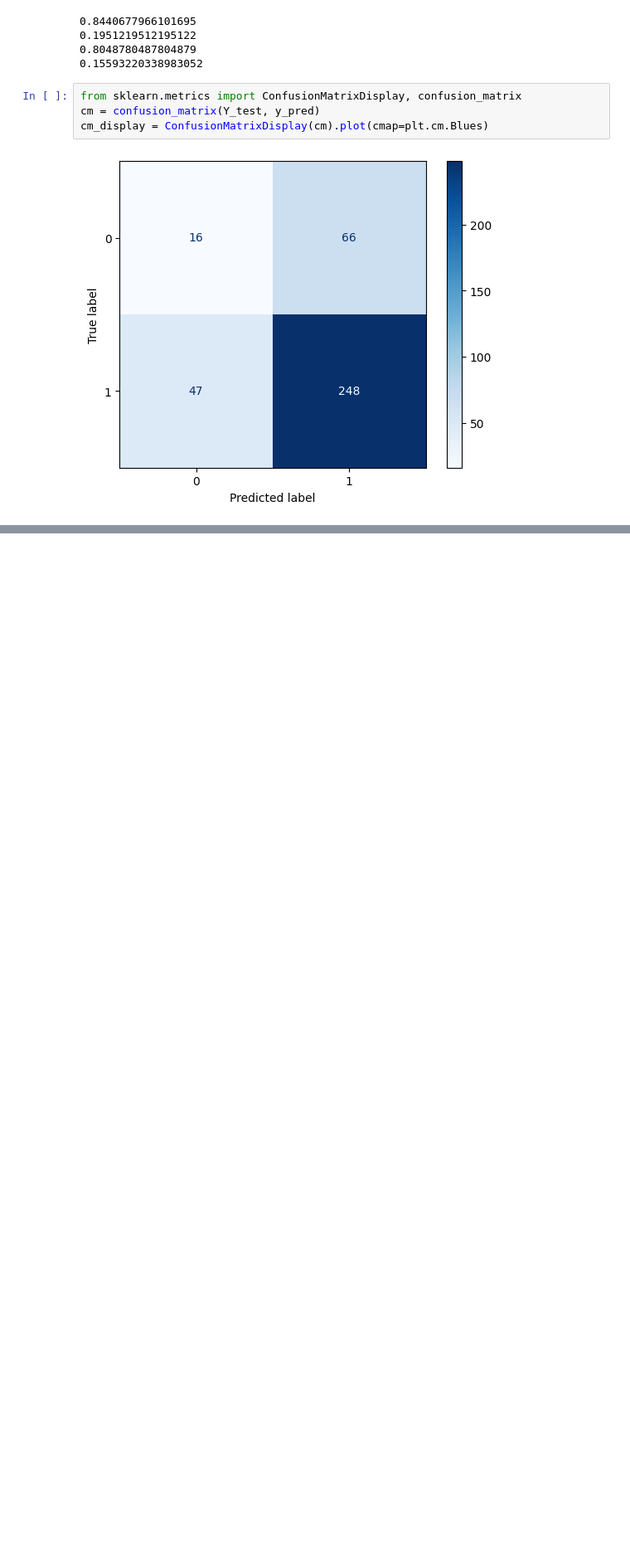
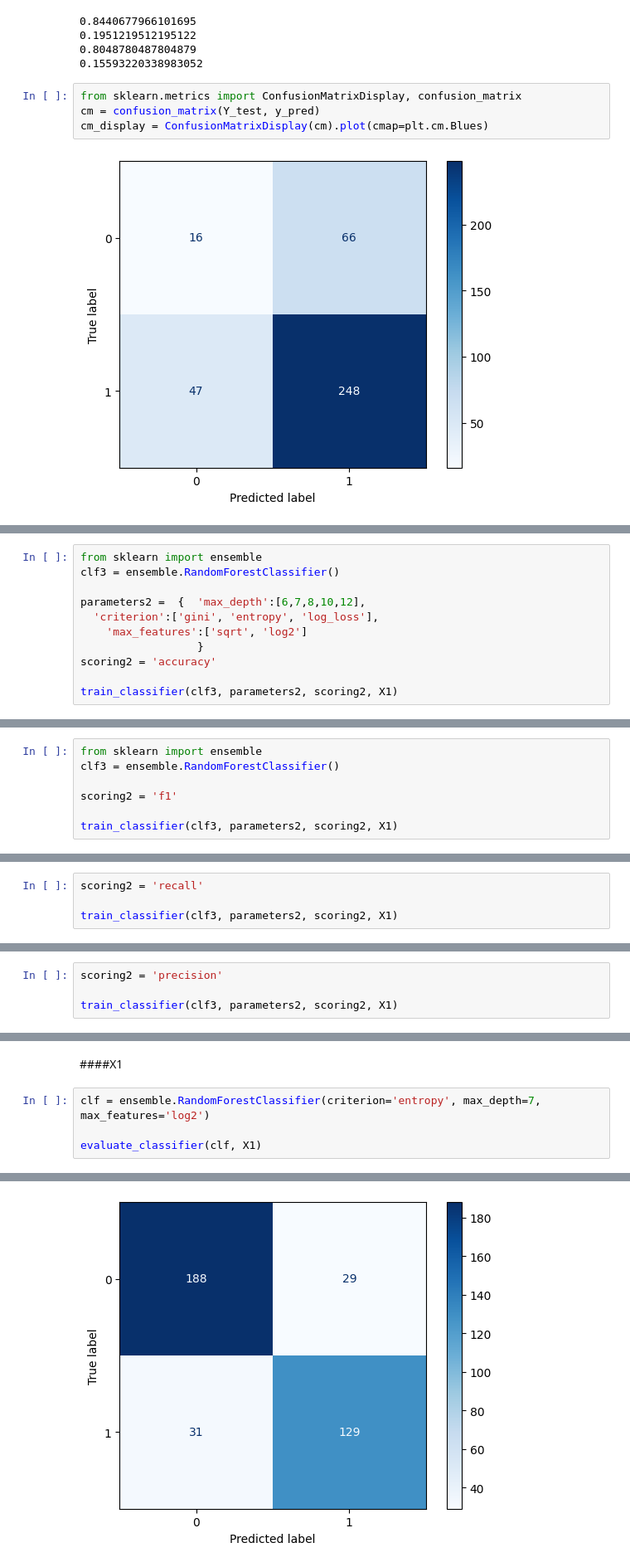
Before and after one commit to jadrzy/ProjectPythonForMachineLearning, a Jupyter notebook: notebooks/CreatingModel.ipynb, the cells around one changed output, grey strips where cells are left out. Shown at 83% size. Cells and saved outputs as stored; diff of their text form; blank space fills up the shorter version.

```diff
--- a/notebooks/CreatingModel.ipynb
+++ b/notebooks/CreatingModel.ipynb
@@ -640,0 +952,11 @@ cm_display = ConfusionMatrixDisplay(cm).plot(cmap=plt.cm.Blues)
+# %%
+from sklearn import ensemble
+clf3 = ensemble.RandomForestClassifier()
+
+parameters2 =  {  'max_depth':[6,7,8,10,12],
+  'criterion':['gini', 'entropy', 'log_loss'],
+    'max_features':['sqrt', 'log2']
+                  }
+scoring2 = 'accuracy'
+
+train_classifier(clf3, parameters2, scoring2, X1)
@@ -640,0 +983,7 @@ cm_display = ConfusionMatrixDisplay(cm).plot(cmap=plt.cm.Blues)
+# %%
+from sklearn import ensemble
+clf3 = ensemble.RandomForestClassifier()
+
+scoring2 = 'f1'
+
+train_classifier(clf3, parameters2, scoring2, X1)
@@ -640,0 +1010,4 @@ cm_display = ConfusionMatrixDisplay(cm).plot(cmap=plt.cm.Blues)
+# %%
+scoring2 = 'recall'
+
+train_classifier(clf3, parameters2, scoring2, X1)
@@ -640,0 +1034,4 @@ cm_display = ConfusionMatrixDisplay(cm).plot(cmap=plt.cm.Blues)
+# %%
+scoring2 = 'precision'
+
+train_classifier(clf3, parameters2, scoring2, X1)
@@ -640,0 +1058,7 @@ cm_display = ConfusionMatrixDisplay(cm).plot(cmap=plt.cm.Blues)
+# %% [markdown]
+####X1
+# %%
+clf = ensemble.RandomForestClassifier(criterion='entropy', max_depth=7, max_features='log2')
+
+evaluate_classifier(clf, X1)
+# %% [output]
@@ -640,0 +1073 @@ cm_display = ConfusionMatrixDisplay(cm).plot(cmap=plt.cm.Blues)
+[figure, added]
```
Also changed, not shown: parts of 41 cells of this notebook.
